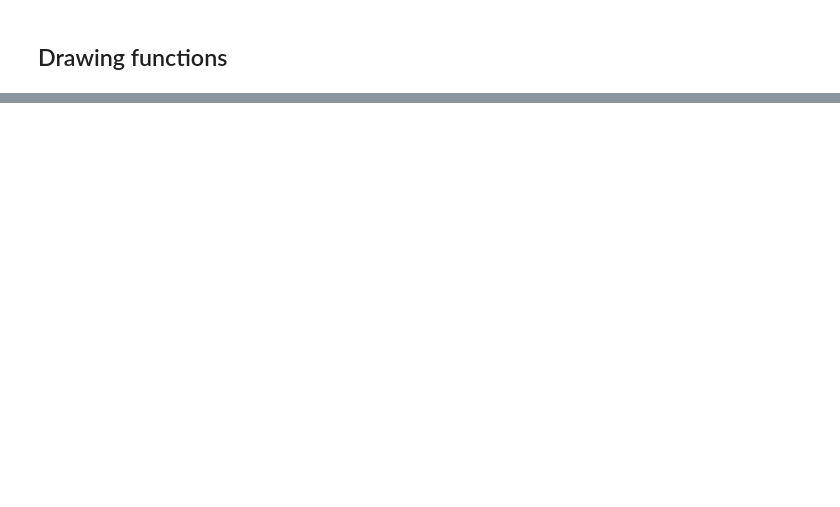
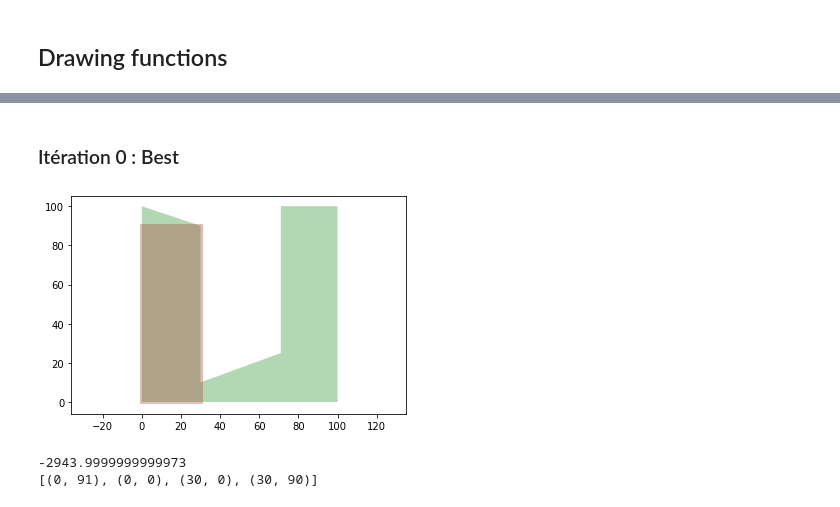
Before and after one commit to iribarnesy/optimize-house-area-on-a-land, a Jupyter notebook: MaisonRectangle.ipynb, the cells around one changed output, grey strips where cells are left out. Saved outputs shown, nothing was run; the diff lists cells and outputs as text; code cells hidden in the pictures; blank space fills up the shorter version.

```diff
--- a/MaisonRectangle.ipynb
+++ b/MaisonRectangle.ipynb
@@ -265,0 +258,13 @@ In area :  4586.60600835587
+# %%
+import pyswarms as ps
+
+def cost_rectangle_func(swarm_positions):
+    rects = [Rectangle(*particule) for particule in swarm_positions]
+    return [-rect.area() if rect.is_valid(land) else rect.area() for rect in rects]
+
+# Set-up hyperparameters
+options = {'c1': 0.5, 'c2': 0.3, 'w':0.9}
+# Call instance of PSO
+optimizer = ps.single.GlobalBestPSO(n_particles=100, dimensions=5, options=options)
+# Perform optimization
+best_cost, best_pos = optimizer.optimize(cost_rectangle_func, iters=1000)
@@ -265,0 +291,9 @@ In area :  4586.60600835587
+# %%
+log_polygons(land, best_pos, colors=["green", "brown"])
+print(best_cost)
+print([(int(x), int(y)) for (x,y) in Rectangle(*best_pos).to_rect()])
+# %% [output]
+### Itération 0 : Best
+[figure, added]
+-2943.9999999999973
+[(0, 91), (0, 0), (30, 0), (30, 90)]
```
Also changed, not shown: parts of 31 cells of this notebook, 3 other files.
